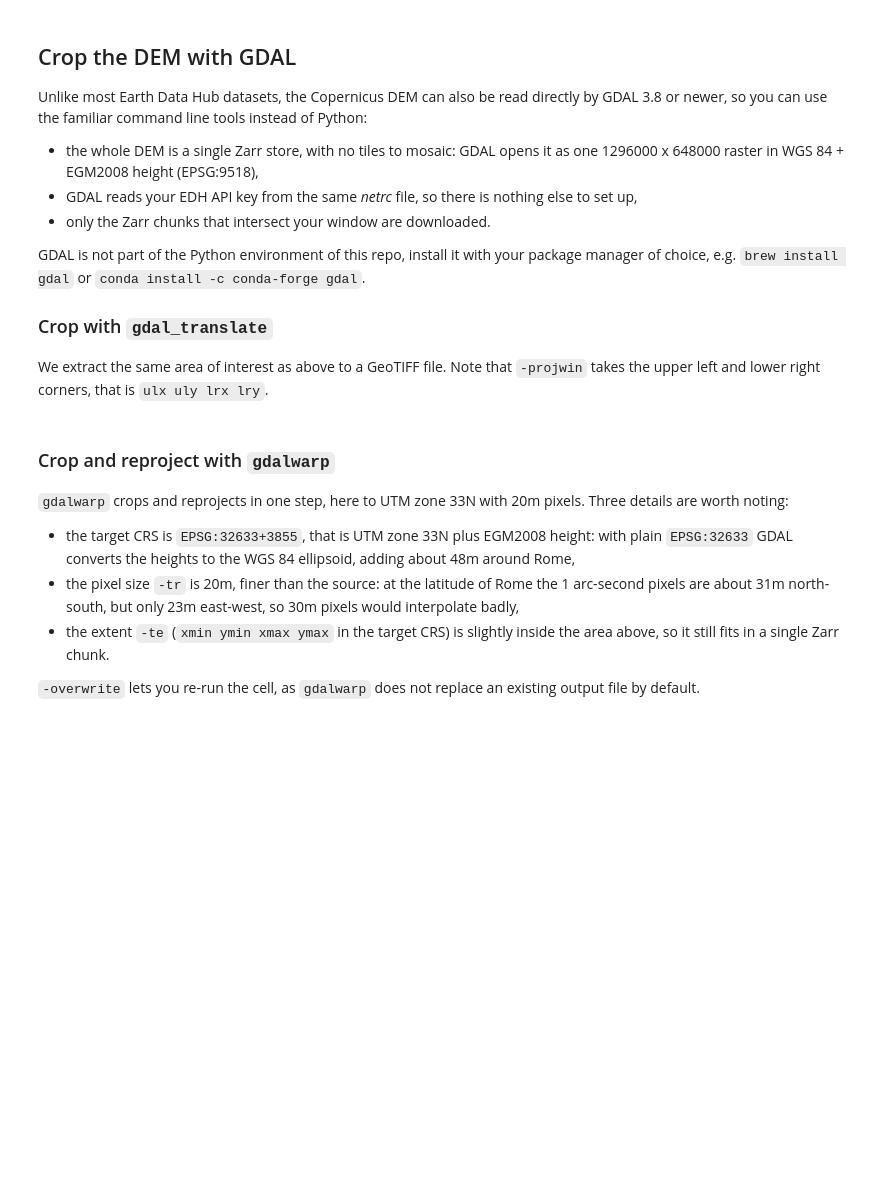
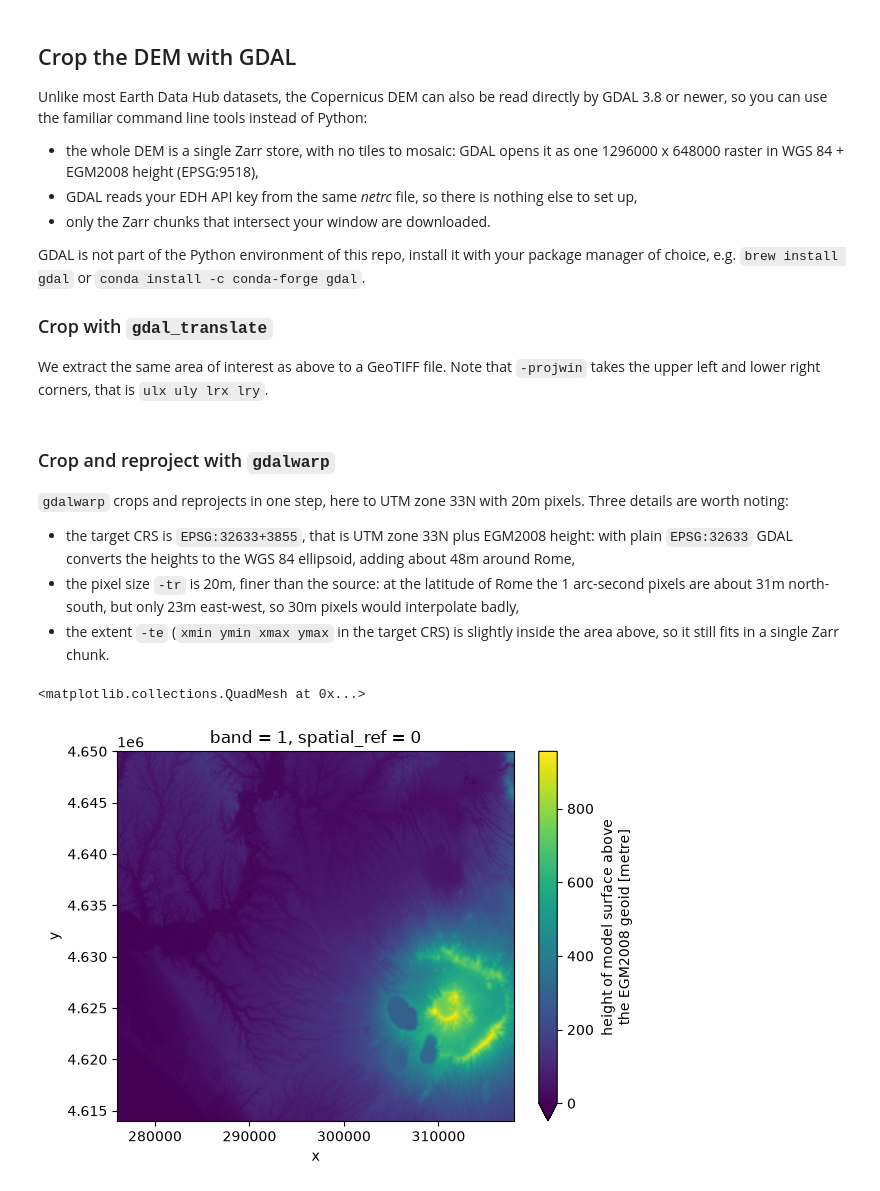
Before and after one commit to bopen/edh-learning, a Jupyter notebook: notebooks/30-use-case-copernicus-dem-small-area.ipynb, the cells around one changed output. Cells and saved outputs as stored; diff of their text form; code cells hidden in the pictures; blank space fills up the shorter version.

```diff
--- a/notebooks/30-use-case-copernicus-dem-small-area.ipynb
+++ b/notebooks/30-use-case-copernicus-dem-small-area.ipynb
@@ -254,8 +238,6 @@ We extract the same area of interest as above to a GeoTIFF file. Note that `-pro
 * the target CRS is `EPSG:32633+3855`, that is UTM zone 33N plus EGM2008 height: with plain `EPSG:32633` GDAL converts the heights to the WGS 84 ellipsoid, adding about 48m around Rome,
 * the pixel size `-tr` is 20m, finer than the source: at the latitude of Rome the 1 arc-second pixels are about 31m north-south, but only 23m east-west, so 30m pixels would interpolate badly,
 * the extent `-te` (`xmin ymin xmax ymax` in the target CRS) is slightly inside the area above, so it still fits in a single Zarr chunk.
-
-`-overwrite` lets you re-run the cell, as `gdalwarp` does not replace an existing output file by default.
 # %%
 !gdalwarp -q -overwrite \
     -t_srs EPSG:32633+3855 \
@@ -264,3 +246,11 @@ We extract the same area of interest as above to a GeoTIFF file. Note that `-pro
     -r bilinear \
     'ZARR:"/vsicurl/https://data.earthdatahub.destine.eu/copernicus-dem/GLO-30-v1.zarr":/dsm' \
     rome-dsm-utm33n.tif
+# %%
+import xarray as xr
+
+dsm_utm = xr.open_dataarray("rome-dsm-utm33n.tif", mask_and_scale=False)
+dsm_utm.sel(band=1).plot(vmin=0, xticks=range(280000, 320000, 10000))
+# %% [output]
+<matplotlib.collections.QuadMesh at 0x...>
+[figure, added]
```
Also changed, not shown: parts of 4 cells of this notebook.
